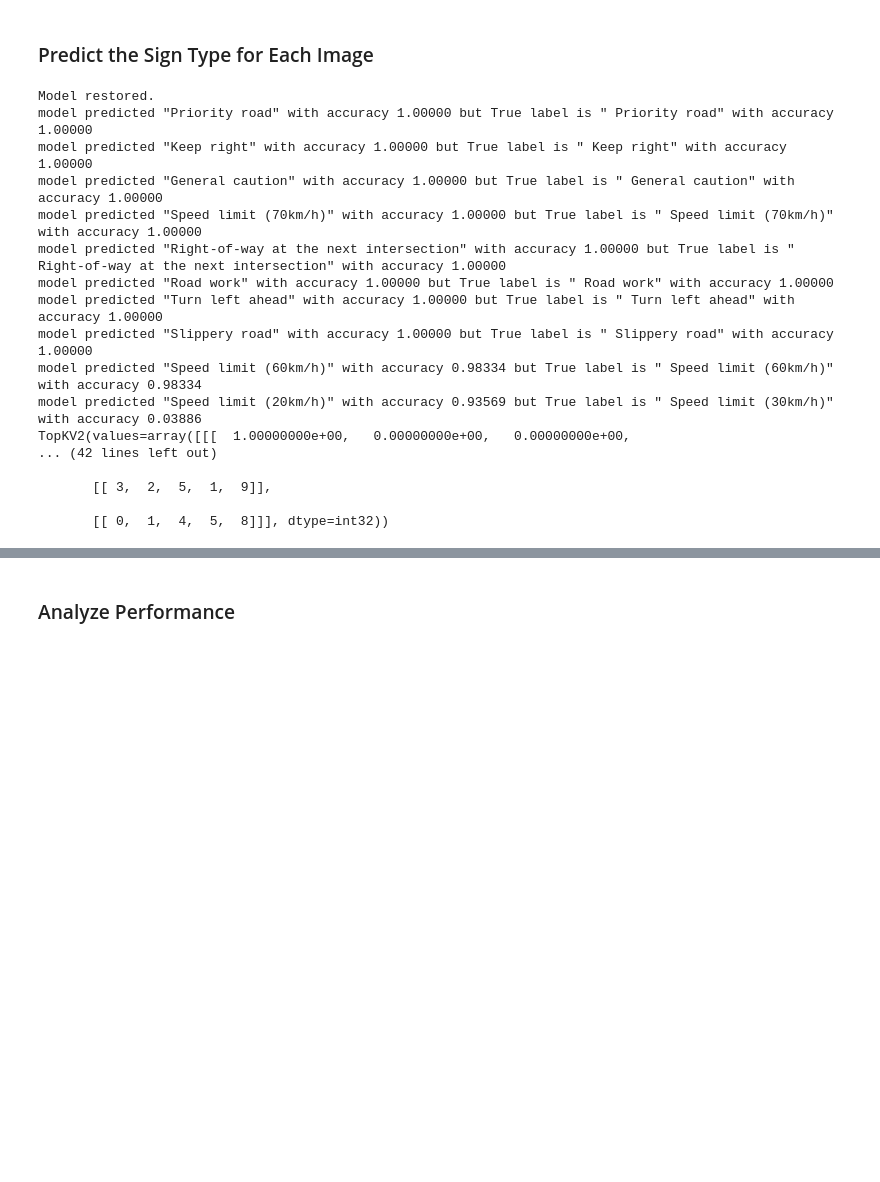
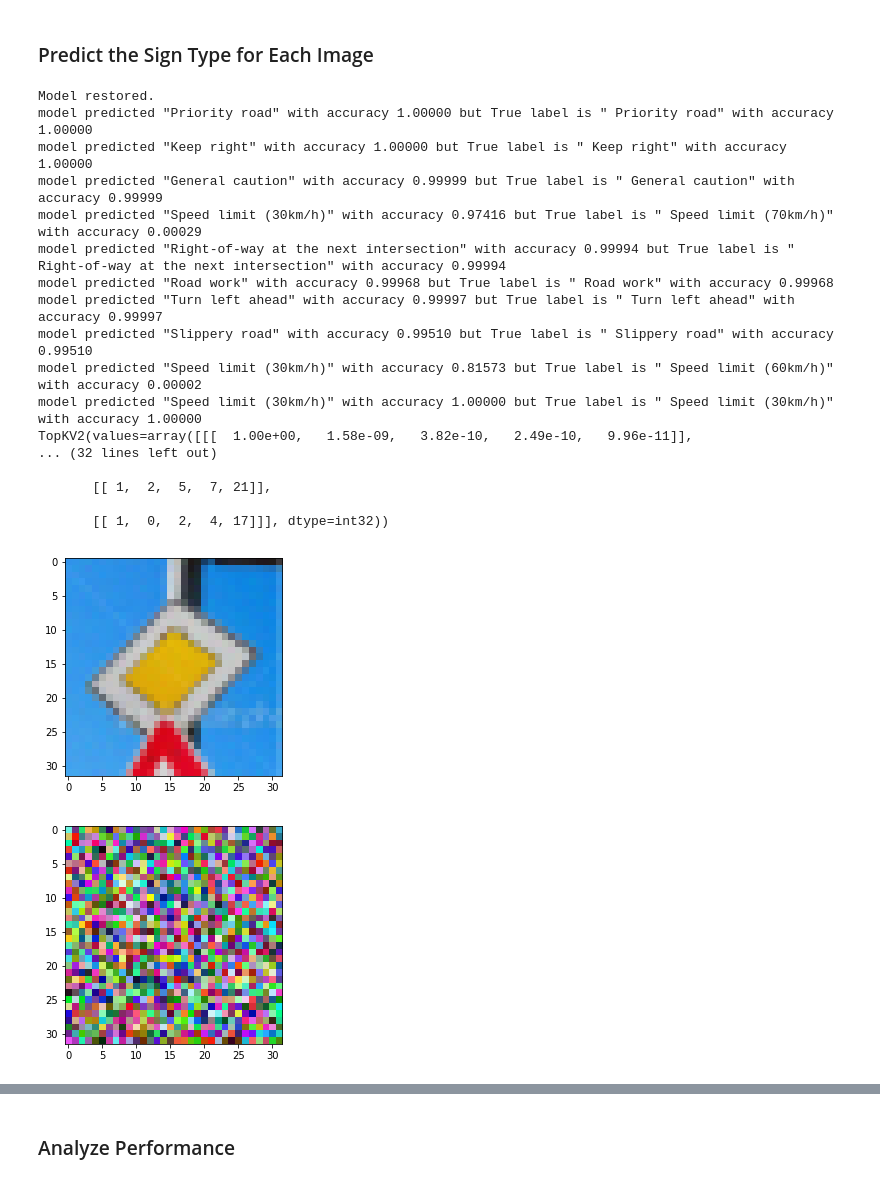
Before and after one commit to mibrahimali/CarND-Traffic-Sign-Classifier-P2, a Jupyter notebook: Traffic_Sign_Classifier.ipynb, the cells around one changed output, grey strips where cells are left out. Saved outputs shown, nothing was run; the diff lists cells and outputs as text; code cells hidden in the pictures; blank space fills up the shorter version.

```diff
--- a/Traffic_Sign_Classifier.ipynb
+++ b/Traffic_Sign_Classifier.ipynb
@@ -520,45 +533,56 @@ f.subplots_adjust(wspace=1, hspace=0.1)
 # %%
 ### Run the predictions here and use the model to output the prediction for each image.
 ### Make sure to pre-process the images with the same pre-processing pipeline used earlier.
 ### Feel free to use as many code cells as needed.
 def forward_inference(X_data, y_data):
     sess = tf.get_default_session()
-    accuracy = sess.run(network_output, feed_dict={x: X_data, y: y_data, keep_prob: 1.0})
-    return accuracy
+    accuracy, transformed_image = sess.run([network_output,x_trans], feed_dict={x: X_data, y: y_data, keep_prob: 1.0})
+    return accuracy, transformed_image
 
 
 with tf.Session() as sess:
     # Restore variables from disk.
-    accuracy = []
+    normalized_images = (np.array(images) - 127.0) / 128.0
+    plt.figure()
+    plt.imshow(images[0])
+    plt.figure()
+    plt.imshow(np.mean(np.array(images),axis=0))
+    output_probabilites = []
+    transformed_images = []
+    predicted_labels = []
     saver.restore(sess, "./lenet")
     print("Model restored.")
     for i in range(len(images)):
+        images_TF = tf.expand_dims(normalized_images[i], 0)
+        img_prob,img_transformed = forward_inference(images_TF.eval(),tf.expand_dims(np.array(labels[i]), 0).eval())
+        output_probabilites.append(img_prob)
+        transformed_images.append(img_transformed)
+        predicted_labels.append((np.argmax(output_probabilites[i][0]),np.max(output_probabilites[i][0])))
+        print("model predicted \"{}\" with accuracy {:.5f} but True label is \" {}\" with accuracy {:.5f} ".format(signname[np.argmax(output_probabilites[i][0])],
+                                                             np.max(output_probabilites[i][0]),signname[labels[i]],output_probabilites[i][0][labels[i]]))
 
-        images_TF = tf.expand_dims(np.array(images[i]), 0)
-        accuracy.append(forward_inference(images_TF.eval(),tf.expand_dims(np.array(labels[i]), 0).eval()))
-        print("model predicted \"{}\" with accuracy {:.5f} but True label is \" {}\" with accuracy {:.5f} ".format(signname[np.argmax(accuracy[i][0])],
-                                                             np.max(accuracy[i][0]),signname[labels[i]],accuracy[i][0][labels[i]]))
-
-    TopKV5 = sess.run(tf.nn.top_k(tf.constant(np.array(accuracy)), k=5))
+    TopKV5 = sess.run(tf.nn.top_k(tf.constant(np.array(output_probabilites)), k=5))
     print(TopKV5)
 # %% [output]
 Model restored.
 model predicted "Priority road" with accuracy 1.00000 but True label is " Priority road" with accuracy 1.00000
 model predicted "Keep right" with accuracy 1.00000 but True label is " Keep right" with accuracy 1.00000
-model predicted "General caution" with accuracy 1.00000 but True label is " General caution" with accuracy 1.00000
-model predicted "Speed limit (70km/h)" with accuracy 1.00000 but True label is " Speed limit (70km/h)" with accuracy 1.00000
-model predicted "Right-of-way at the next intersection" with accuracy 1.00000 but True label is " Right-of-way at the next intersection" with accuracy 1.00000
-model predicted "Road work" with accuracy 1.00000 but True label is " Road work" with accuracy 1.00000
-model predicted "Turn left ahead" with accuracy 1.00000 but True label is " Turn left ahead" with accuracy 1.00000
-model predicted "Slippery road" with accuracy 1.00000 but True label is " Slippery road" with accuracy 1.00000
-model predicted "Speed limit (60km/h)" with accuracy 0.98334 but True label is " Speed limit (60km/h)" with accuracy 0.98334
-model predicted "Speed limit (20km/h)" with accuracy 0.93569 but True label is " Speed limit (30km/h)" with accuracy 0.03886
-TopKV2(values=array([[[  1.00000000e+00,   0.00000000e+00,   0.00000000e+00,
-... (42 lines left out)
+model predicted "General caution" with accuracy 0.99999 but True label is " General caution" with accuracy 0.99999
+model predicted "Speed limit (30km/h)" with accuracy 0.97416 but True label is " Speed limit (70km/h)" with accuracy 0.00029
+model predicted "Right-of-way at the next intersection" with accuracy 0.99994 but True label is " Right-of-way at the next intersection" with accuracy 0.99994
+model predicted "Road work" with accuracy 0.99968 but True label is " Road work" with accuracy 0.99968
+model predicted "Turn left ahead" with accuracy 0.99997 but True label is " Turn left ahead" with accuracy 0.99997
+model predicted "Slippery road" with accuracy 0.99510 but True label is " Slippery road" with accuracy 0.99510
+model predicted "Speed limit (30km/h)" with accuracy 0.81573 but True label is " Speed limit (60km/h)" with accuracy 0.00002
+model predicted "Speed limit (30km/h)" with accuracy 1.00000 but True label is " Speed limit (30km/h)" with accuracy 1.00000
+TopKV2(values=array([[[  1.00e+00,   1.58e-09,   3.82e-10,   2.49e-10,   9.96e-11]],
+... (32 lines left out)
 
-       [[ 3,  2,  5,  1,  9]],
+       [[ 1,  2,  5,  7, 21]],
 
-       [[ 0,  1,  4,  5,  8]]], dtype=int32))
+       [[ 1,  0,  2,  4, 17]]], dtype=int32))
+[figure, added]
+[figure, added]
 # %%
 with tf.Session() as sess:
     saver.restore(sess, "./lenet")
```
Also changed, not shown: parts of 20 cells of this notebook, 3 other files.
